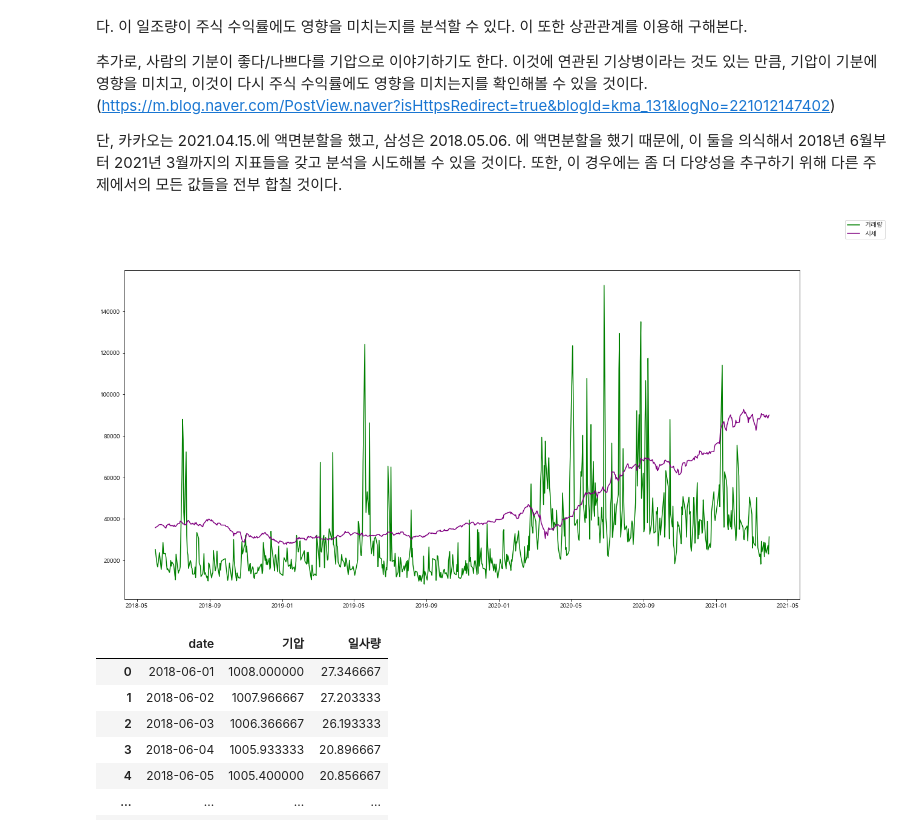
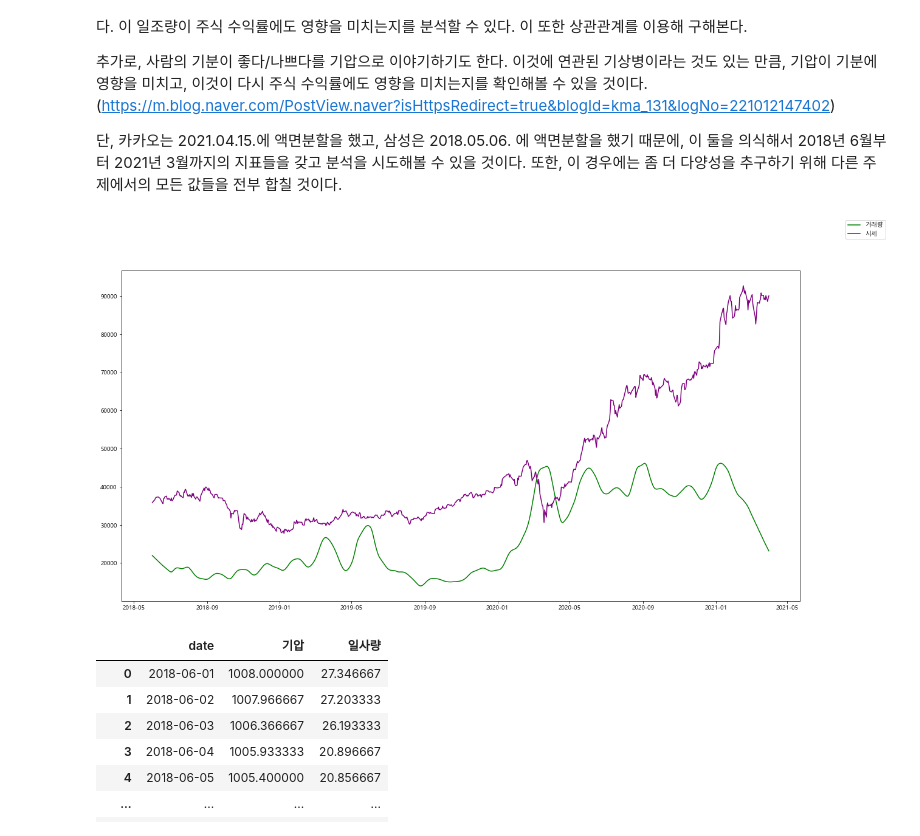
Before and after one commit to lhwlord/Data_Analysis_project, a Jupyter notebook: 프로젝트.ipynb, the cells around one changed output. Saved outputs shown, nothing was run; the diff lists cells and outputs as text; code cells hidden in the pictures.

```diff
--- a/프로젝트.ipynb
+++ b/프로젝트.ipynb
@@ -924,34 +924,44 @@ df_profit_make = df_profit_make.reset_index(drop=True) # 인덱스 재정렬,
 # 거래량이 너무 높은 관계로, 시세와 비슷한 수준으로 내린다.(그래프 그릴 때 용이함)
 for i in range(len(df_profit_make)) :
     df_profit_make.loc[i, 'trading'] = df_profit_make.loc[i, 'trading'] / 100
     df_profit_make.loc[i, 'sise'] = df_profit_make.loc[i, 'sise']
     if(df_profit_make.loc[i, 'trading'] < 0) : print('이상치 발생')
 
 # 결측값을 채운다.
 temp = df_profit_make.set_index('date')
 range_temp = pd.date_range('2018-06-01', '2021-03-31')
 temp = temp.reindex(range_temp, fill_value=np.nan)
 temp = temp.interpolate()
 temp = temp.fillna(method='bfill')
 df_profit_unite = temp.reset_index()
 df_profit_unite.columns = ['date', 'sise', 'trading']
 
+# 스무딩 시도 : 거래량에 대해서만
+from statsmodels.nonparametric.smoothers_lowess import lowess
+df_profit_unite_smooth = pd.DataFrame(
+lowess(df_profit_unite.trading, np.arange(len(df_profit_unite.date)), frac=0.05)[:,1],
+index=df_profit_unite.index, columns=['trading'])
+
+
+df_profit_unite.trading = df_profit_unite_smooth
+
+
 
 # int 형변환
 for i in range(len(df_profit_unite)) :
     df_profit_unite.loc[i, 'sise'] =  (int)(df_profit_unite.loc[i, 'sise'])
     df_profit_unite.loc[i, 'trading'] = (int)(df_profit_unite.loc[i, 'trading'])
 df_profit_unite
 
 # 그래프
 fig, ax = plt.subplots(figsize=(20,10))
 ax.plot(df_profit_unite['date'], df_profit_unite['trading'], color='green', label='거래량')
 ax.plot(df_profit_unite['date'], df_profit_unite['sise'], color='purple', label='시세')
 fig.legend()
 
 plt.show()
 # %% [output]
-[figure, old version]
+[figure, new version]
 # %%
 # 2018년 6월 ~ 2021년 3월까지의 일조량 및 기압 자료를 추출한다.
 df_profit_data = df_weather_process.copy()
```
Also changed, not shown: parts of 3 cells of this notebook.
